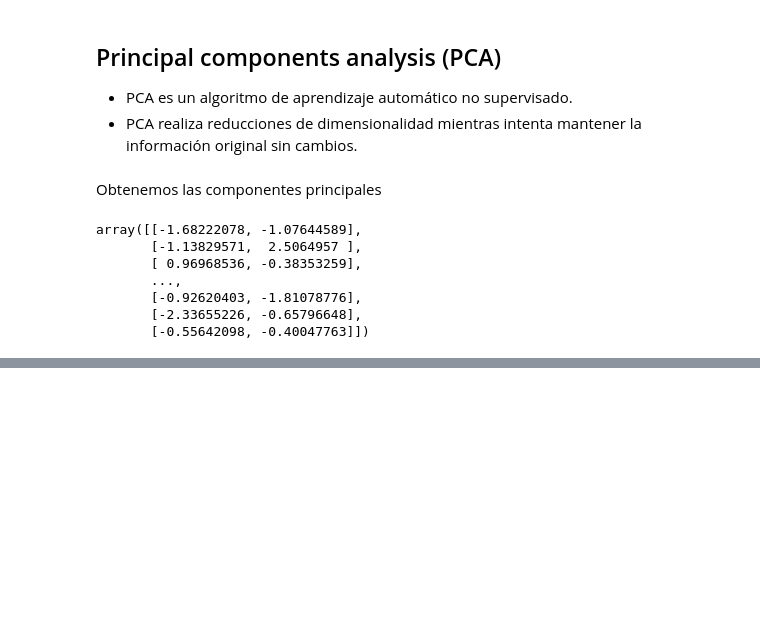
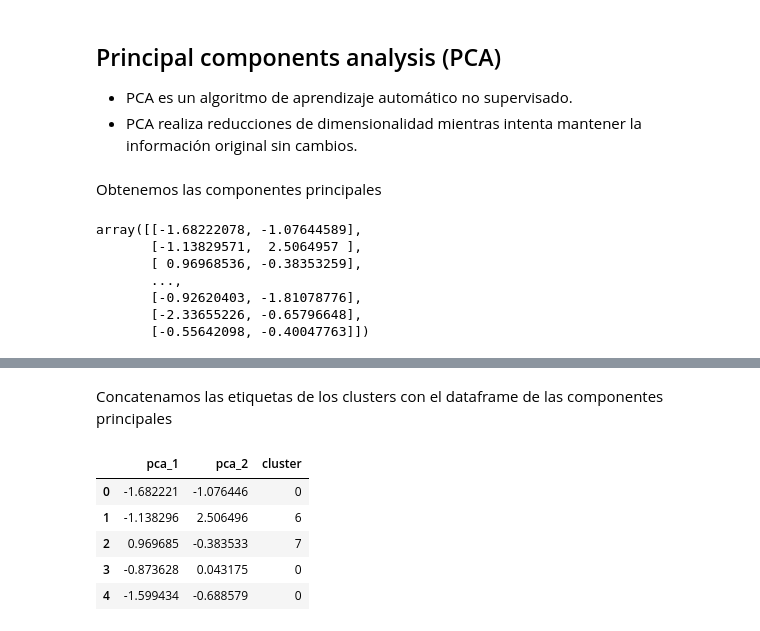
Before and after one commit to FaustinoAndres/customer_classification_with_K-Means, a Jupyter notebook: customer_classification_with_K-Means.ipynb, the cells around one changed output, grey strips where cells are left out. Saved outputs shown, nothing was run; the diff lists cells and outputs as text; code cells hidden in the pictures; blank space fills up the shorter version.

```diff
--- a/customer_classification_with_K-Means.ipynb
+++ b/customer_classification_with_K-Means.ipynb
@@ -436,0 +449,12 @@ array([[-1.68222078, -1.07644589],
+# %% [markdown]
+Concatenamos las etiquetas de los clusters con el dataframe de las componentes principales
+# %%
+pca_df = pd.concat([pca_df, pd.DataFrame({'cluster':labels})], axis = 1)
+pca_df.head()
+# %% [output]
+|  | pca_1 | pca_2 | cluster |
+| 0 | -1.682221 | -1.076446 | 0 |
+| 1 | -1.138296 | 2.506496 | 6 |
+| 2 | 0.969685 | -0.383533 | 7 |
+| 3 | -0.873628 | 0.043175 | 0 |
+| 4 | -1.599434 | -0.688579 | 0 |
```
Also changed, not shown: parts of 3 cells of this notebook.
